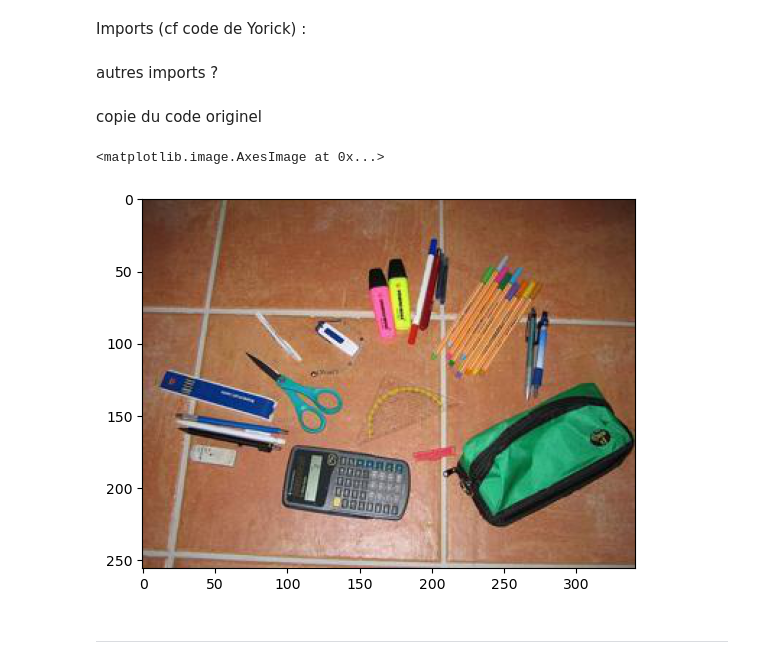
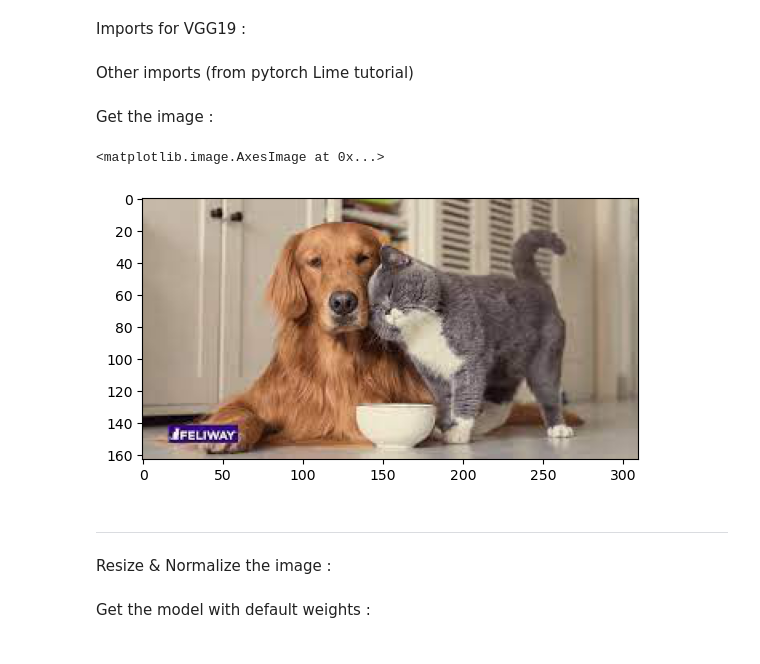
Before and after one commit to LarveTable/etude-pratique-CNNs, a Jupyter notebook: LIME/VGG19+LIME.ipynb, the cells around one changed output. Saved outputs shown, nothing was run; the diff lists cells and outputs as text; code cells hidden in the pictures.

```diff
--- a/LIME/VGG19+LIME.ipynb
+++ b/LIME/VGG19+LIME.ipynb
@@ -1,5 +1,5 @@
 # %% [markdown]
-Imports (cf code de Yorick) :
+Imports for VGG19 :
 # %%
 # import cv2
 import torch
@@ -8,7 +8,7 @@ from torchvision.models import vgg19
 from torchvision.models import VGG19_Weights
 import numpy as np
 # %% [markdown]
-autres imports ?
+Other imports (from pytorch Lime tutorial)
 # %%
 import matplotlib.pyplot as plt
 from PIL import Image
@@ -17,18 +17,20 @@ from torchvision import models, transforms
 from torch.autograd import Variable
 import torch.nn.functional as F
 # %% [markdown]
-copie du code originel
+Get the image :
 # %%
 def get_image(path):
     with open(os.path.abspath(path), 'rb') as f:
         with Image.open(f) as img:
             return img.convert('RGB')
 
-img = get_image('./Images/Trousse.jpg')
+img = get_image('./Images/Chat&Chien.jpeg')
 plt.imshow(img)
 # %% [output]
 <matplotlib.image.AxesImage at 0x...>
-[figure, old version]
+[figure, new version]
 # %% [markdown]
 -----
+# %% [markdown]
+Resize & Normalize the image :
 # %%
@@ -49,4 +50,6 @@ def get_input_tensors(img):
     transf = get_input_transform()
     # unsqeeze converts single image to batch of 1
     return transf(img).unsqueeze(0)
+# %% [markdown]
+Get the model with default weights :
 # %%
```
Also changed, not shown: parts of 17 cells of this notebook.
